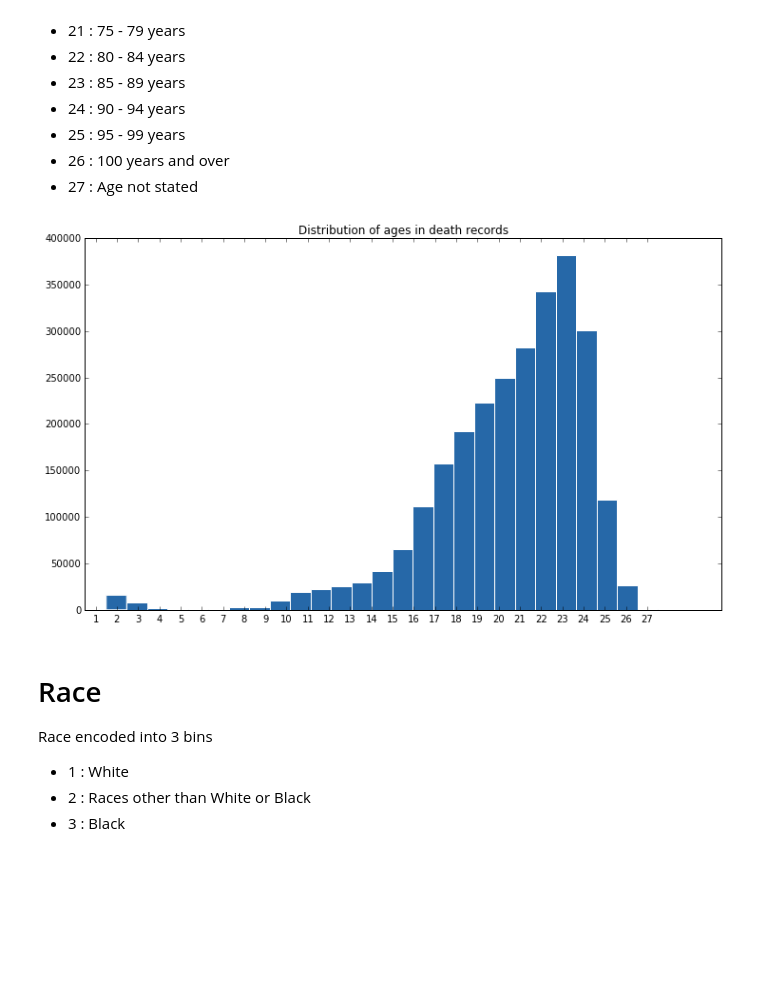
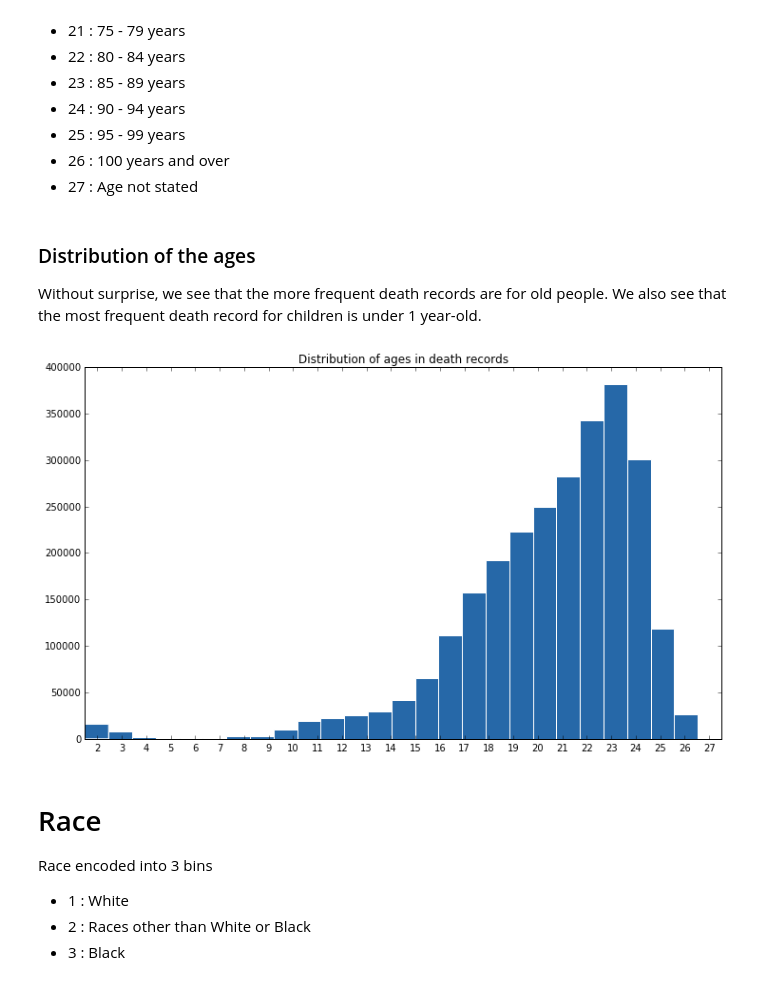
Before and after one commit to eugeniashurko/how-you-gonna-die, a Jupyter notebook: Data_preprocessing.ipynb, the cells around one changed output. Drawn from its saved outputs; the diff is of its cells as text; code cells hidden in the pictures; blank space fills up the shorter version.

```diff
--- a/Data_preprocessing.ipynb
+++ b/Data_preprocessing.ipynb
@@ -252,25 +219,30 @@ Age into 27 bins
 * 25 : 95 - 99 years
 * 26 : 100 years and over
 * 27 : Age not stated
+# %% [markdown]
+### Distribution of the ages
+
+Without surprise, we see that the more frequent death records are for old people. We also see that the most frequent death record for children is under 1 year-old.
 # %%
 fig, ax = plt.subplots()
 fig.set_size_inches(12, 7)
 
 ax.hist(pd_data["AgeRecode27"].as_matrix(), bins = 27, color="#2668A8", edgecolor="white")
 
 ax.set_title("Distribution of ages in death records")
 
 ax.set_xticks(np.arange(27) + 0.5)
 ax.set_xticklabels(np.arange(1,28))
+ax.set_xlim([1, 27])
 
 pp = PdfPages('beamer/img/age_hist.pdf')
 plt.savefig(pp, format='pdf')
 pp.close()
 
 
 plt.show()
 # %% [output]
-[figure, old version]
+[figure, new version]
 # %% [markdown]
 # Race
 Race encoded into 3 bins
```
Also changed, not shown: parts of 21 cells of this notebook.
